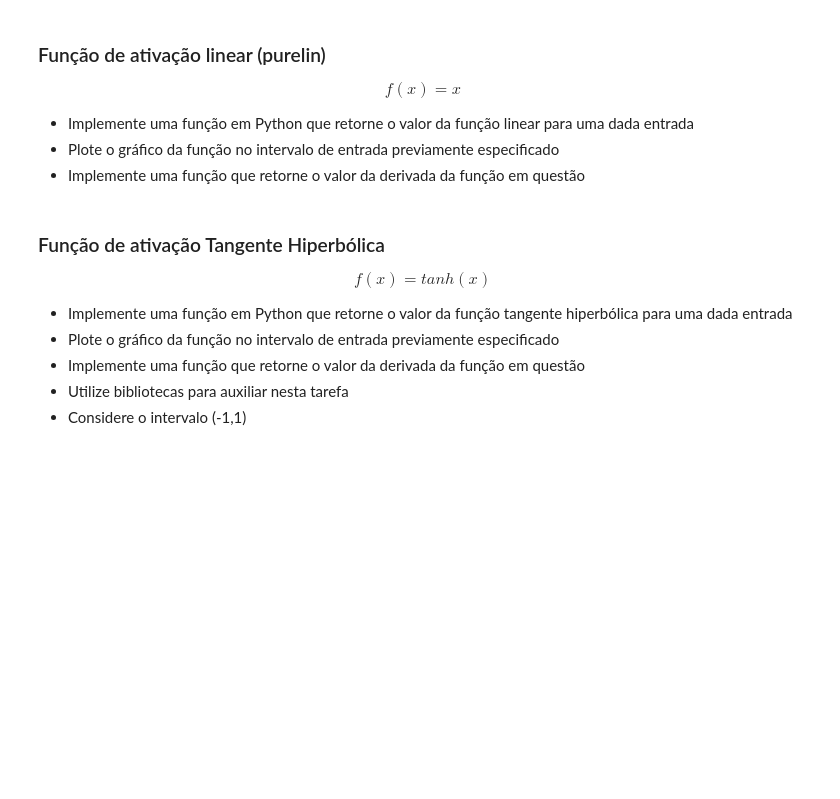
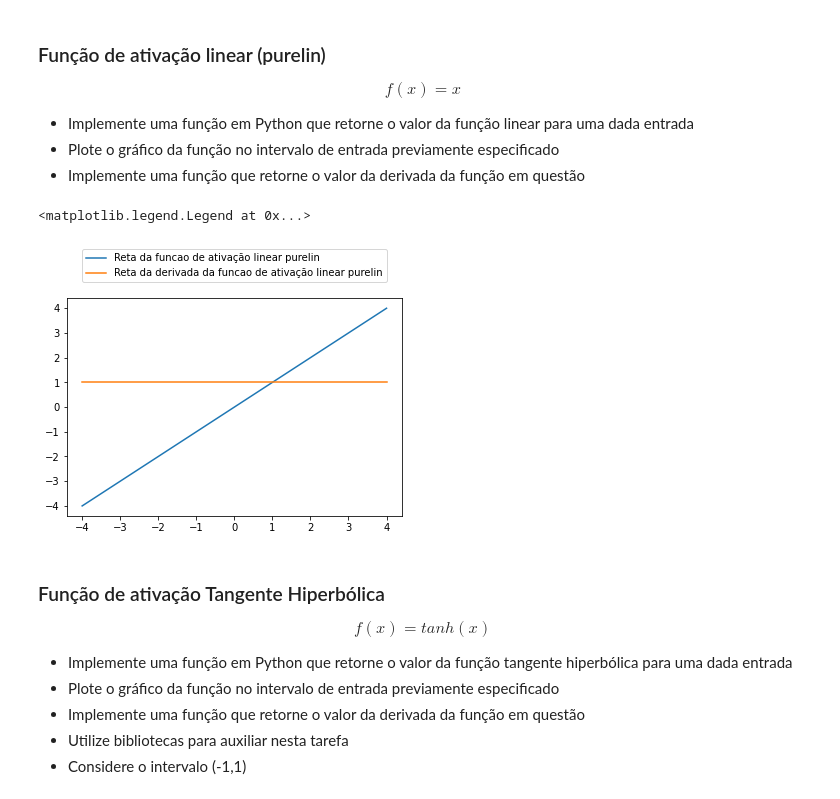
Before and after one commit to IanAlves21/Funcoes-de-Ativacao-RNA, a Jupyter notebook: Funções_de_Ativação.ipynb, the cells around one changed output. Saved outputs shown, nothing was run; the diff lists cells and outputs as text; code cells hidden in the pictures; blank space fills up the shorter version.

```diff
--- a/Funções_de_Ativação.ipynb
+++ b/Funções_de_Ativação.ipynb
@@ -92,11 +115,0 @@ def derivada_sigmoide(x, beta):
-# %%
-# Plot do grafico da derivada da funcao sigmóide para intervalo predefinido com os valores para beta definidos
-
-beta = np.array([0.7, 0.5, 0.3])
-for b in beta:
-  eixo_y = np.zeros(len(eixo_x))
-  for i in range(len(eixo_x)):
-    eixo_y[i] = derivada_sigmoide(eixo_x[i], b)
-
-  plt.plot(eixo_x, eixo_y, label = "Reta da derivada da função de ativação sigmóide com beta = {}".format(b))
-  plt.legend(loc="upper center", bbox_to_anchor=(0.5, 1.28))
@@ -118,6 +129,30 @@ $$f(x) = x$$
 - Implemente uma função em Python que retorne o valor da função linear para uma dada entrada
 - Plote o gráfico da função no intervalo de entrada previamente especificado
 - Implemente uma função que retorne o valor da derivada da função em questão
+# %%
+# Definição da funcao de ativação linear purelin
+def linar_purelin(x):
+  ans = x
+  return ans
+
+# Definição da derivada da funcao de ativação linear purelin
+def derivada_linar_purelin(x):
+  return 1
+# %%
+# Plot do grafico da funcao purelin para intervalo predefinido
+
+eixo_y = np.zeros(len(eixo_x))
+eixo_y_derivado = np.zeros(len(eixo_x))
+for i in range(len(eixo_x)):
+  eixo_y[i] = linar_purelin(eixo_x[i])
+  eixo_y_derivado[i] = derivada_linar_purelin(eixo_x[i])
+
+plt.plot(eixo_x, eixo_y, label = "Reta da funcao de ativação linear purelin")
+plt.plot(eixo_x, eixo_y_derivado, label = "Reta da derivada da funcao de ativação linear purelin")
+plt.legend(loc="upper center", bbox_to_anchor=(0.5, 1.25))
+# %% [output]
+<matplotlib.legend.Legend at 0x...>
+[figure, added]
 # %% [markdown]
 ### Função de ativação Tangente Hiperbólica
 
```
Also changed, not shown: parts of 9 cells of this notebook.
